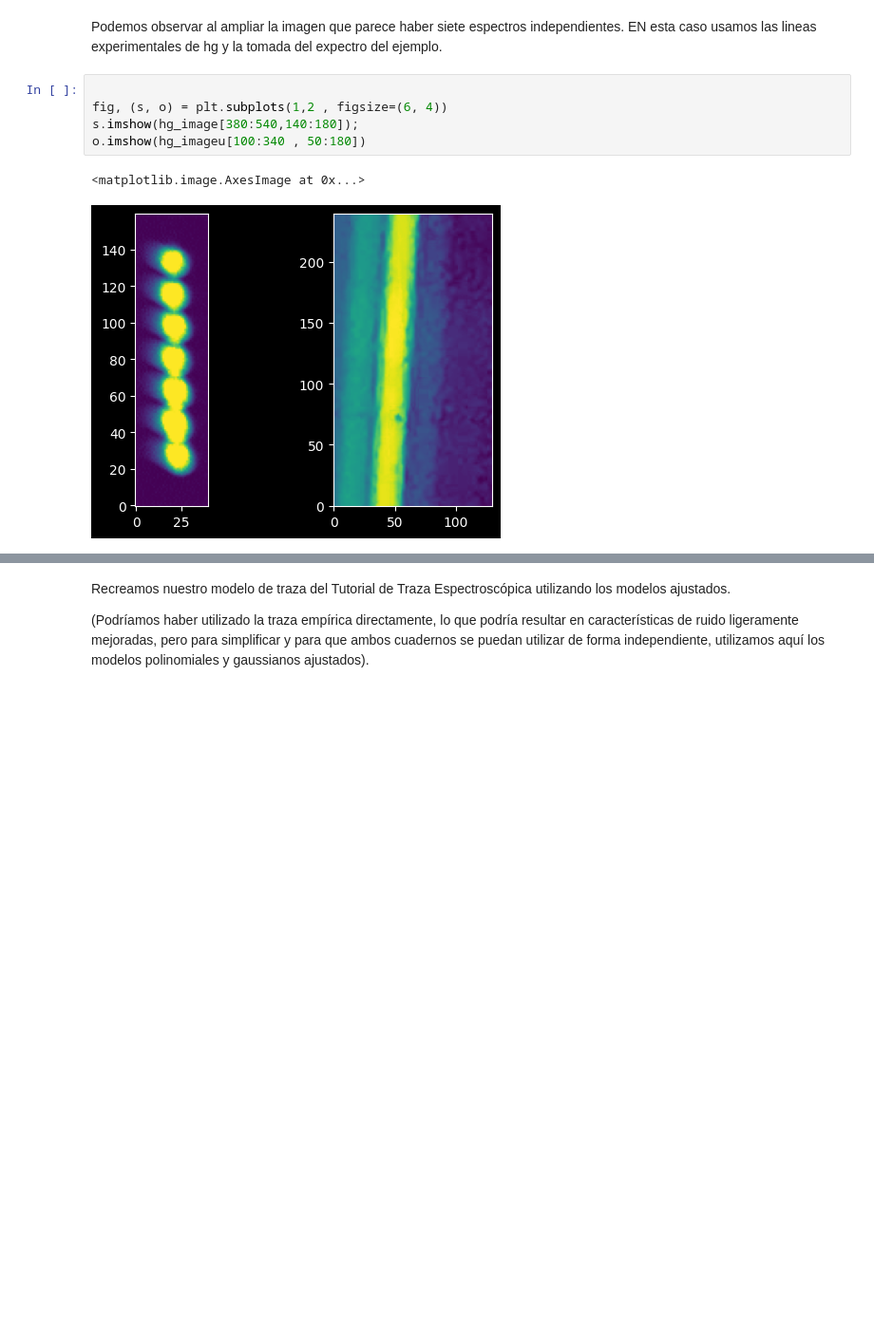
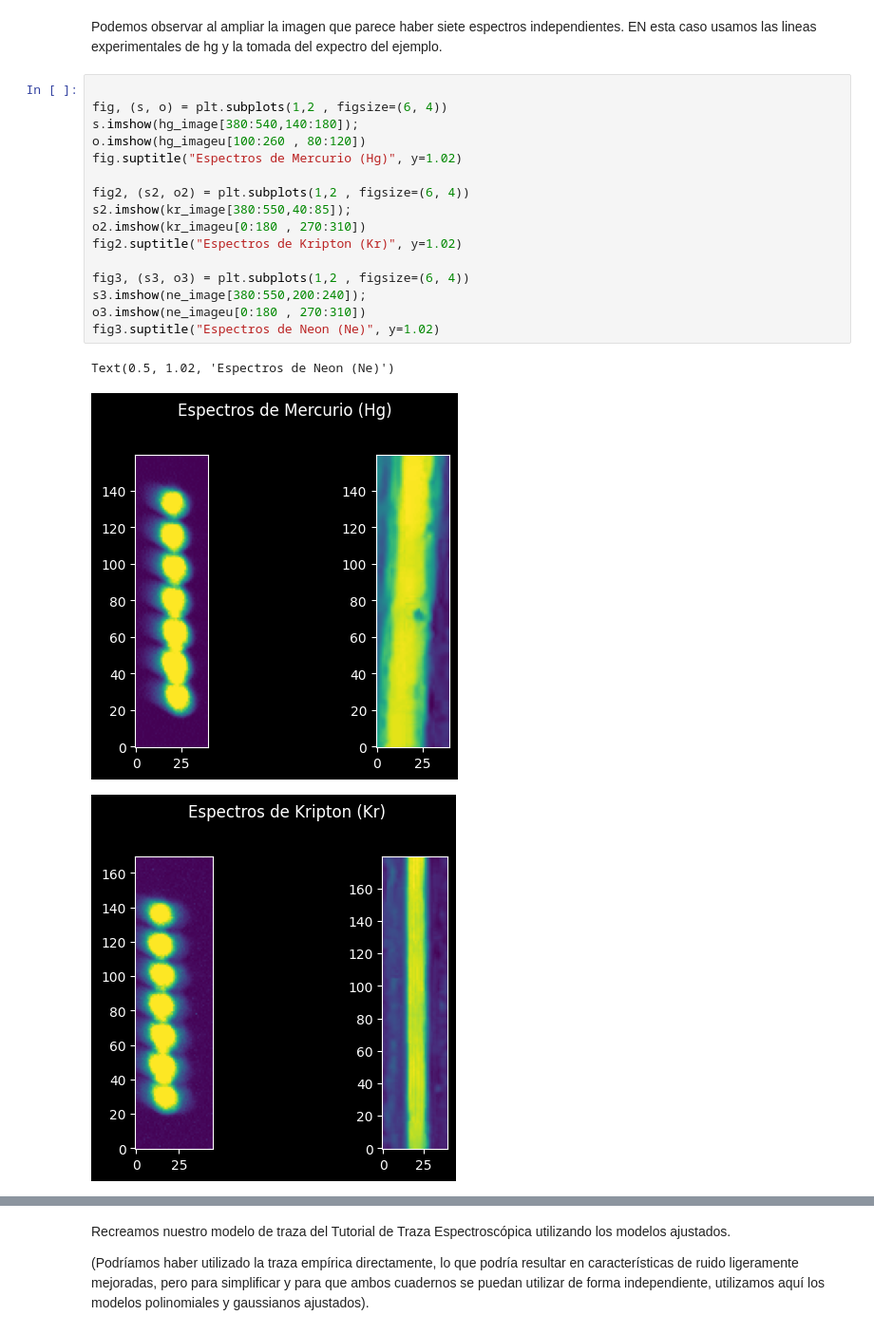
Before and after one commit to Almarm-r/Astronomia-Observacional, a Jupyter notebook: Tutorial_2_Astropy/2-WavelengthCalibration.ipynb, the cells around one changed output, grey strips where cells are left out. Shown at 95% size. Cells and saved outputs as stored; diff of their text form; blank space fills up the shorter version.

```diff
--- a/Tutorial_2_Astropy/2-WavelengthCalibration.ipynb
+++ b/Tutorial_2_Astropy/2-WavelengthCalibration.ipynb
@@ -62,11 +62,23 @@ hgs.imshow(hg_image);
 [figure]
 # %% [markdown]
 Podemos observar al ampliar la imagen que parece haber siete espectros independientes. EN esta caso usamos las lineas experimentales de hg y la tomada del expectro del ejemplo.
-# %%
-
-fig, (s, o) = plt.subplots(1,2 , figsize=(6, 4))
-s.imshow(hg_image[380:540,140:180]);
-o.imshow(hg_imageu[100:340 , 50:180])
-# %% [output]
-<matplotlib.image.AxesImage at 0x...>
-[figure, removed]
+# %%
+
+fig, (s, o) = plt.subplots(1,2 , figsize=(6, 4))
+s.imshow(hg_image[380:540,140:180]);
+o.imshow(hg_imageu[100:260 , 80:120])
+fig.suptitle("Espectros de Mercurio (Hg)", y=1.02)
+
+fig2, (s2, o2) = plt.subplots(1,2 , figsize=(6, 4))
+s2.imshow(kr_image[380:550,40:85]);
+o2.imshow(kr_imageu[0:180 , 270:310])
+fig2.suptitle("Espectros de Kripton (Kr)", y=1.02)
+
+fig3, (s3, o3) = plt.subplots(1,2 , figsize=(6, 4))
+s3.imshow(ne_image[380:550,200:240]);
+o3.imshow(ne_imageu[0:180 , 270:310])
+fig3.suptitle("Espectros de Neon (Ne)", y=1.02)
+# %% [output]
+Text(0.5, 1.02, 'Espectros de Neon (Ne)')
+[figure, added]
+[figure, added]
```
Also changed, not shown: parts of 44 cells of this notebook, 1 other file.
